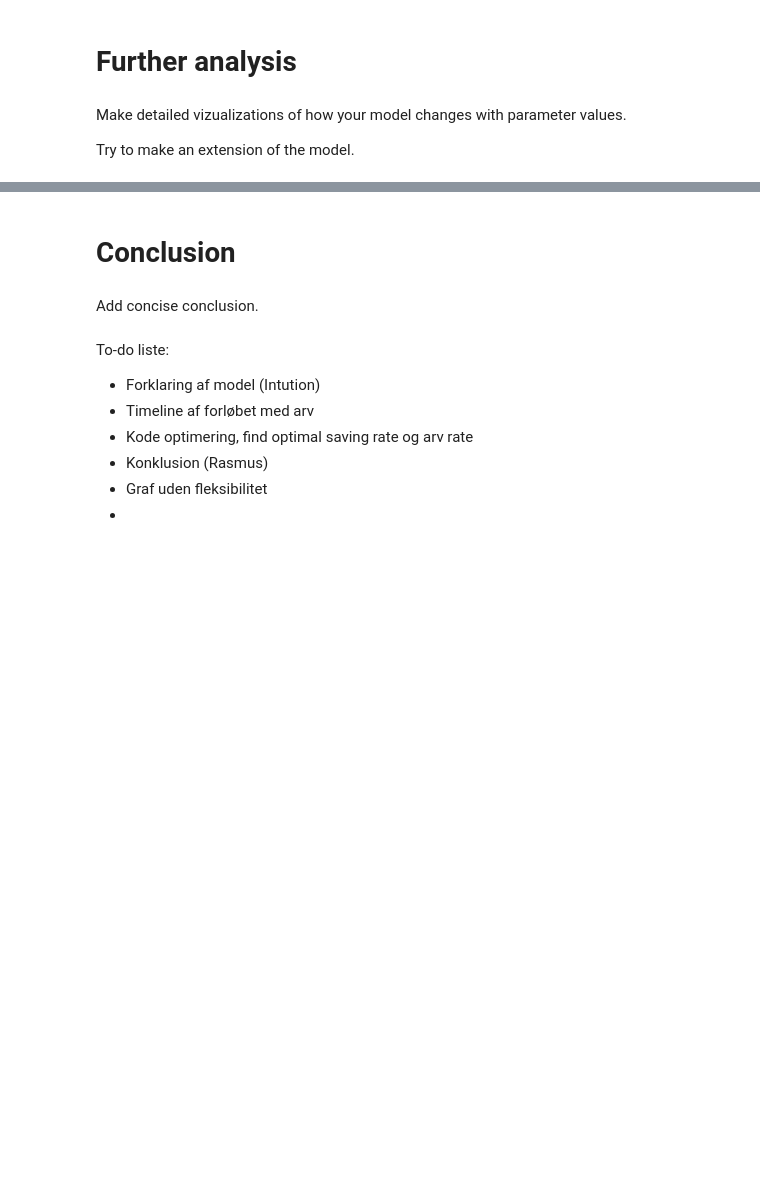
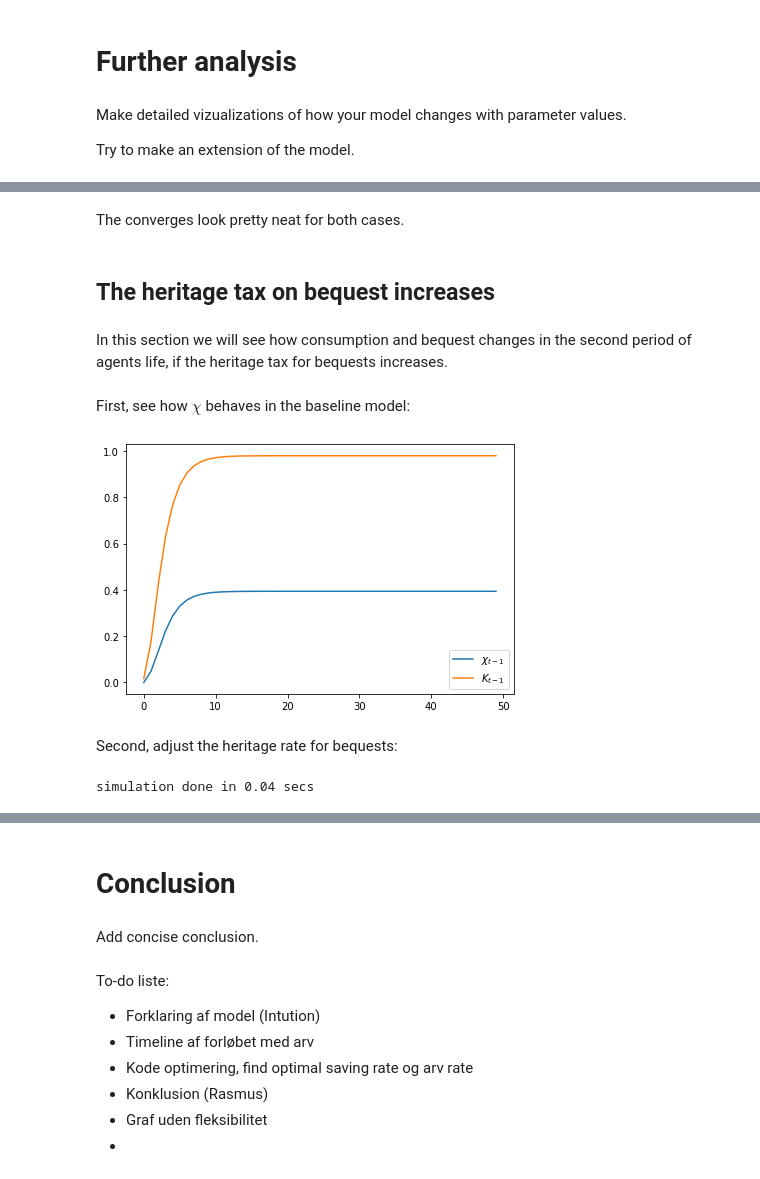
Before and after one commit to NumEconCopenhagen/projects-2023-f-m-r-23, a Jupyter notebook: modelproject/modelproject.ipynb, the cells around one changed output, grey strips where cells are left out. Saved outputs shown, nothing was run; the diff lists cells and outputs as text; code cells hidden in the pictures; blank space fills up the shorter version.

```diff
--- a/modelproject/modelproject.ipynb
+++ b/modelproject/modelproject.ipynb
@@ -218,0 +292,38 @@ Try to make an extension of the model.
+# %% [markdown]
+The converges look pretty neat for both cases.
+# %% [markdown]
+## The heritage tax on bequest increases
+# %% [markdown]
+In this section we will see how consumption and bequest changes in the second period of agents life, if the heritage tax for bequests increases.
+# %% [markdown]
+First, see how $\chi$ behaves in the baseline model:
+# %%
+fig = plt.figure(figsize=(6,6/1.5))
+ax = fig.add_subplot(1,1,1)
+ax.plot(model.sim.chi_lag,label=r'$\chi_{t-1}$')
+ax.plot(model.sim.K_lag,label=r'$K_{t-1}$')
+ax.legend(frameon=True)
+fig.tight_layout()
+# %% [output]
+[figure, added]
+# %% [markdown]
+Second, adjust the heritage rate for bequests:
+# %%
+par = model.par # SimpeNamespace
+sim = model.sim # SimpeNamespace
+
+
+# c. government
+par.tau_w = 0.001
+par.tau_r = 0.0
+par.tau_gamma = 0.0
+
+sim.balanced_budget[:] = True # G changes to achieve this
+
+# d. initial values
+K_ss = ((1-par.alpha)/((1+1.0/par.beta)))**(1/(1-par.alpha))
+par.K_lag_ini = 0.1*K_ss
+
+model.simulate()
+# %% [output]
+simulation done in 0.04 secs
```
Also changed, not shown: parts of 15 cells of this notebook, 2 other files.
